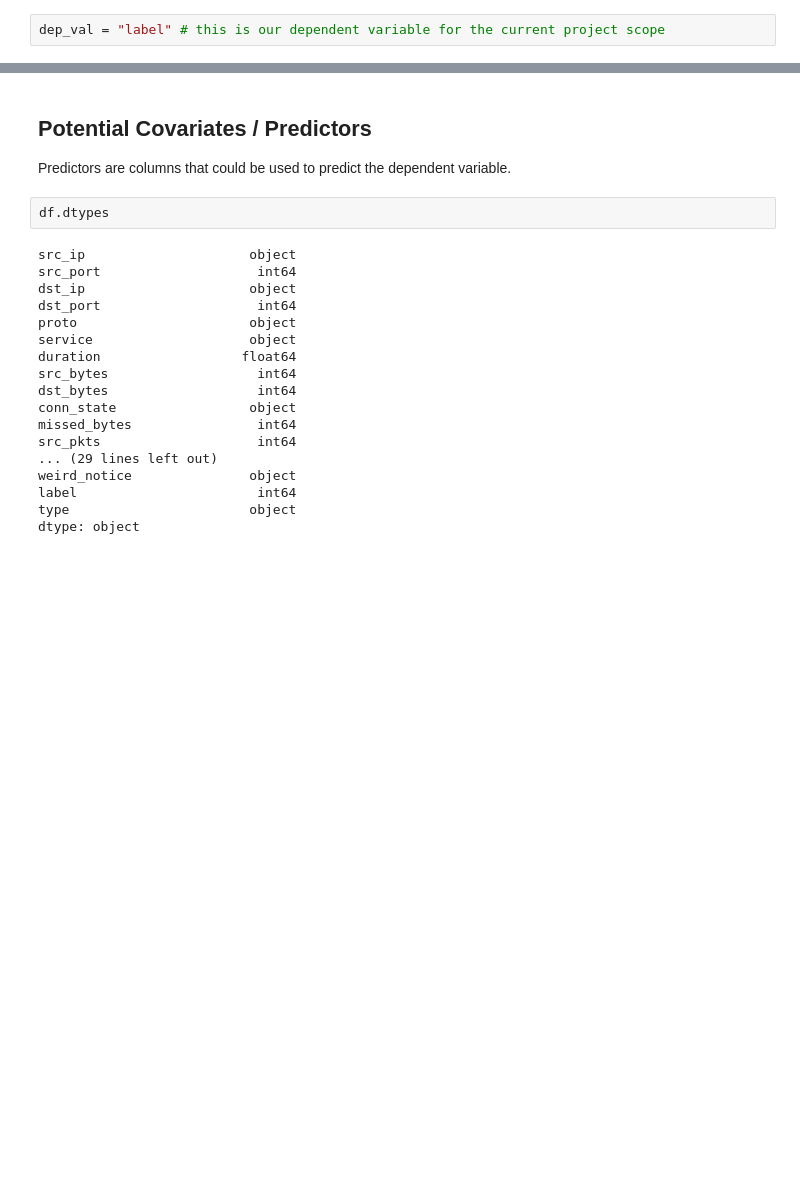
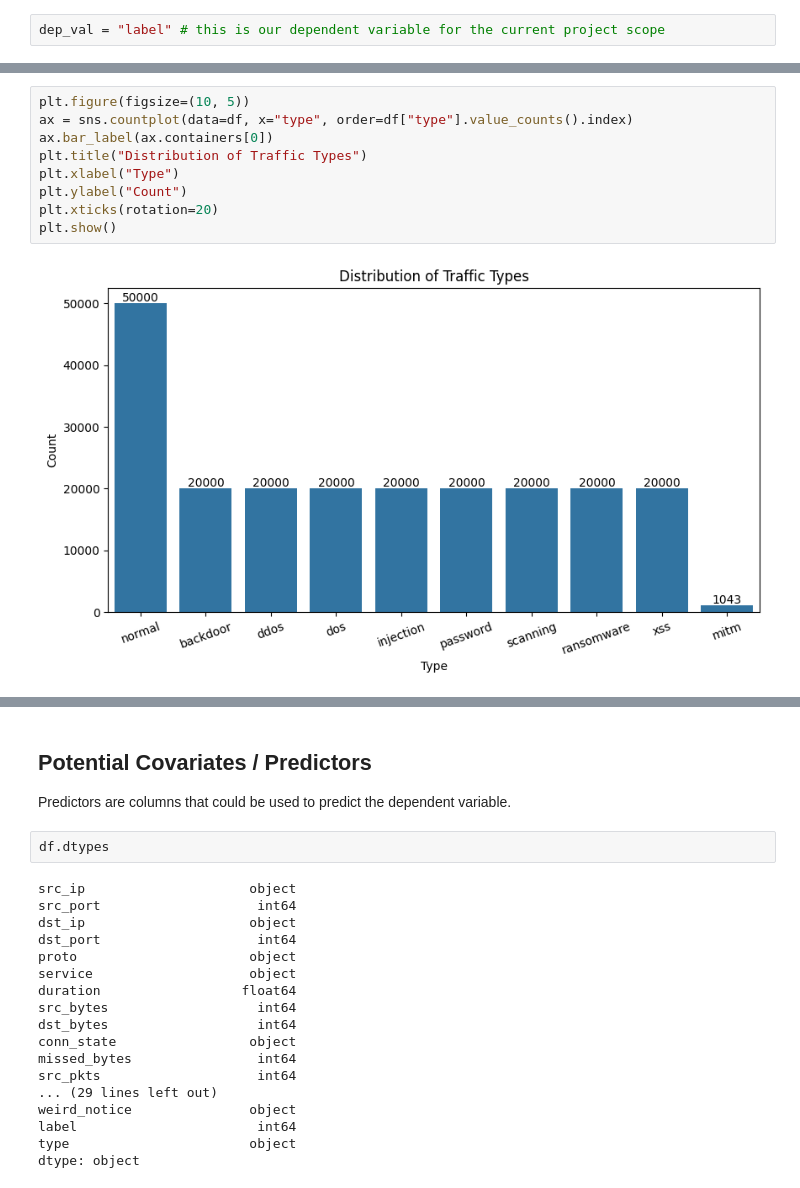
Before and after one commit to wiwiwashere/TON_loT_network, a Jupyter notebook: Explore_dataset.ipynb, the cells around one changed output, grey strips where cells are left out. Saved outputs shown, nothing was run; the diff lists cells and outputs as text; blank space fills up the shorter version.

```diff
--- a/Explore_dataset.ipynb
+++ b/Explore_dataset.ipynb
@@ -99,0 +149,11 @@ dep_val = "label" # this is our dependent variable for the current project scope
+# %%
+plt.figure(figsize=(10, 5))
+ax = sns.countplot(data=df, x="type", order=df["type"].value_counts().index)
+ax.bar_label(ax.containers[0])
+plt.title("Distribution of Traffic Types")
+plt.xlabel("Type")
+plt.ylabel("Count")
+plt.xticks(rotation=20)
+plt.show()
+# %% [output]
+[figure, added]
```
Also changed, not shown: parts of 12 cells of this notebook.
